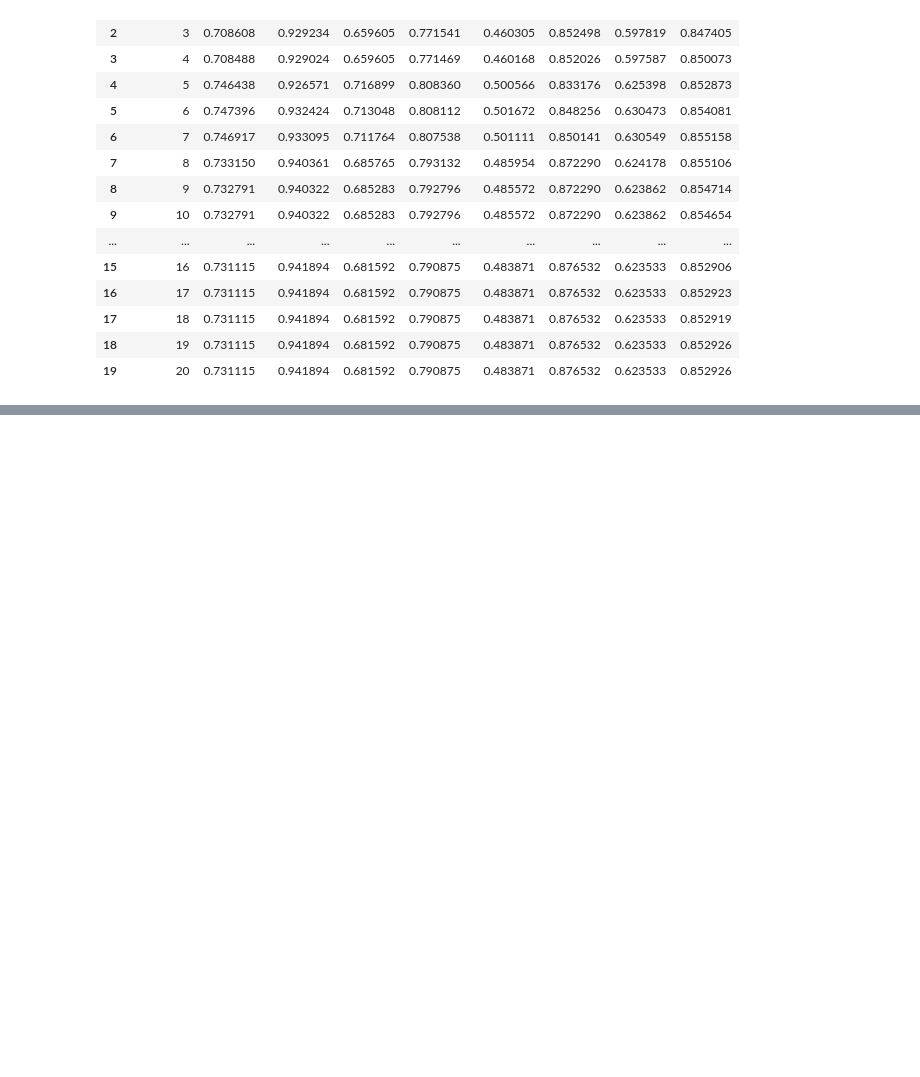
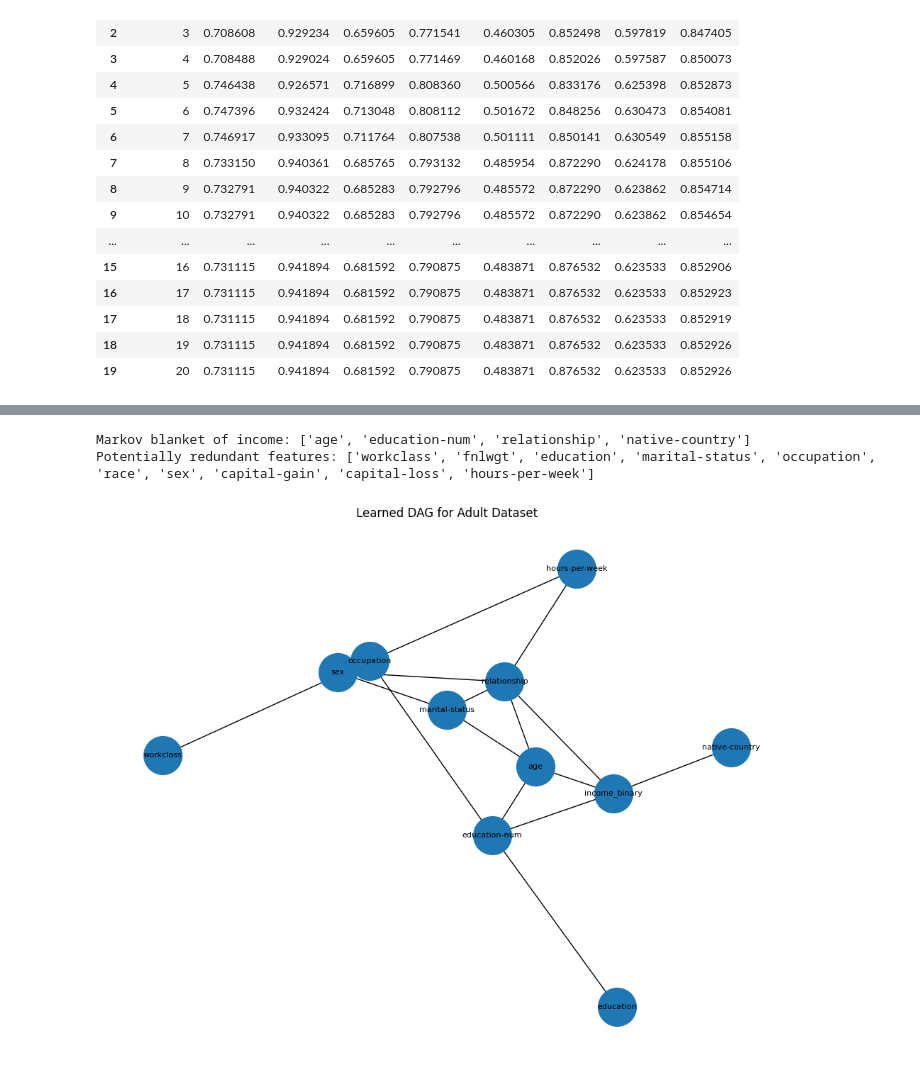
Before and after one commit to Kyle-Briggs8/Research1, a Jupyter notebook: test.ipynb, the cells around one changed output, grey strips where cells are left out. Drawn from its saved outputs; the diff is of its cells as text; code cells hidden in the pictures; blank space fills up the shorter version.

Commit message:
added markov blanket w/ causal graph and tree accuracy differentials

```diff
--- a/test.ipynb
+++ b/test.ipynb
@@ -1575,0 +1599,23 @@ evaluate_rf_depths(df_sub)
+# %%
+from sklearn.preprocessing import KBinsDiscretizer
+
+continuous_cols = ["age", "hours-per-week", "capital-gain", "capital-loss"]
+disc = KBinsDiscretizer(n_bins=4, encode="ordinal", strategy="quantile")
+
+df_white[continuous_cols] = disc.fit_transform(df_white[continuous_cols])
+
+# Turn all remaining object columns into integer category codes
+for col in df_white.columns:
+    if df_white[col].dtype == "object":
+        df_white[col] = df_white[col].astype("category").cat.codes
+# %%
+from pgmpy.estimators import HillClimbSearch
+from pgmpy.models import DiscreteBayesianNetwork  # <- updated
+
+# df_white is your (discretized) Adult dataframe
+hc = HillClimbSearch(df_white)
+dag = hc.estimate(scoring_method="bic-d")  # BIC for discrete data
+
+bn = DiscreteBayesianNetwork(dag.edges())  # <- updated
+
+print("Edges:", bn.edges())
@@ -1575,0 +1630,36 @@ evaluate_rf_depths(df_sub)
+# %%
+target = "income_binary"
+
+mb_income = bn.get_markov_blanket(target)
+print("Markov blanket of income:", mb_income)
+
+all_features = [c for c in df_white.columns if c != target]
+redundant_candidates = [c for c in all_features if c not in mb_income]
+
+print("Potentially redundant features:", redundant_candidates)
+# %% [output]
+Markov blanket of income: ['age', 'education-num', 'relationship', 'native-country']
+Potentially redundant features: ['workclass', 'fnlwgt', 'education', 'marital-status', 'occupation', 'race', 'sex', 'capital-gain', 'capital-loss', 'hours-per-week']
+# %%
+import networkx as nx
+import matplotlib.pyplot as plt
+
+# bn is your DiscreteBayesianNetwork
+G = nx.DiGraph()
+G.add_nodes_from(list(bn.nodes))
+G.add_edges_from(list(bn.edges))
+# %%
+plt.figure(figsize=(10, 8))
+
+pos = nx.spring_layout(G, seed=0)  # layout for positions
+
+nx.draw_networkx_nodes(G, pos, node_size=1500)
+nx.draw_networkx_edges(G, pos, arrows=True, arrowstyle="->", arrowsize=15)
+nx.draw_networkx_labels(G, pos, font_size=8)
+
+plt.axis("off")
+plt.title("Learned DAG for Adult Dataset")
+plt.tight_layout()
+plt.show()
+# %% [output]
+[figure, added]
```
Also changed, not shown: parts of 4 cells of this notebook.
